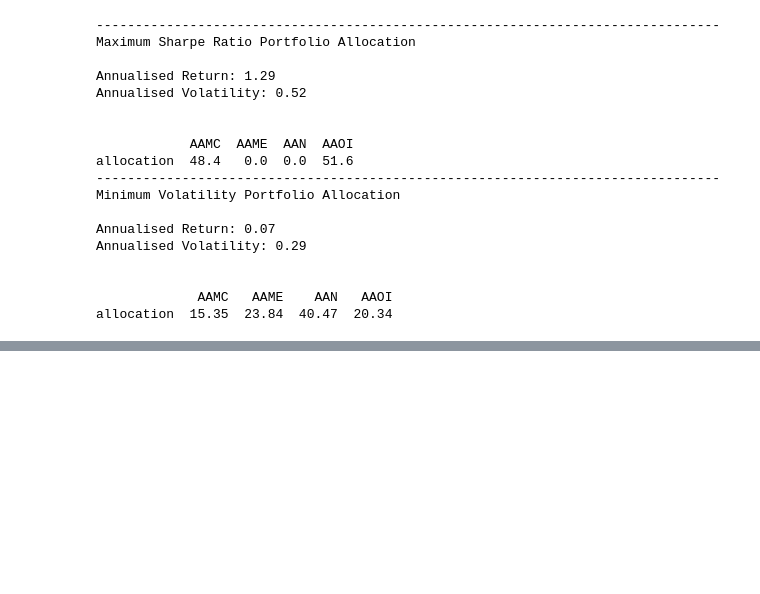
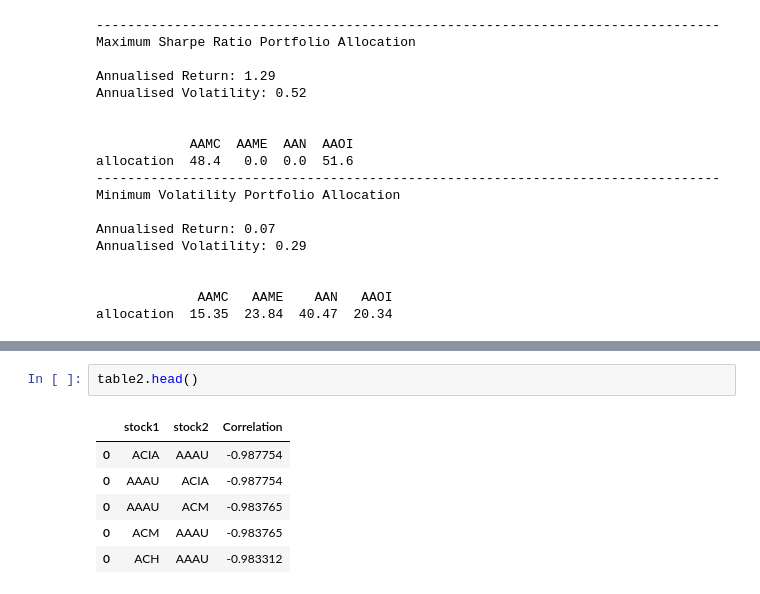
Before and after one commit to kkalucha/DPI-sprint1-MVP, a Jupyter notebook: All_Functions_Nov19.ipynb, the cells around one changed output, grey strips where cells are left out. Drawn from its saved outputs; the diff is of its cells as text; blank space fills up the shorter version.

```diff
--- a/All_Functions_Nov19.ipynb
+++ b/All_Functions_Nov19.ipynb
@@ -245,0 +355,9 @@ allocation  15.35  23.84  40.47  20.34
+# %%
+table2.head()
+# %% [output]
+|  | stock1 | stock2 | Correlation |
+| 0 | ACIA | AAAU | -0.987754 |
+| 0 | AAAU | ACIA | -0.987754 |
+| 0 | AAAU | ACM | -0.983765 |
+| 0 | ACM | AAAU | -0.983765 |
+| 0 | ACH | AAAU | -0.983312 |
```
Also changed, not shown: parts of 13 cells of this notebook, 1 other file.
